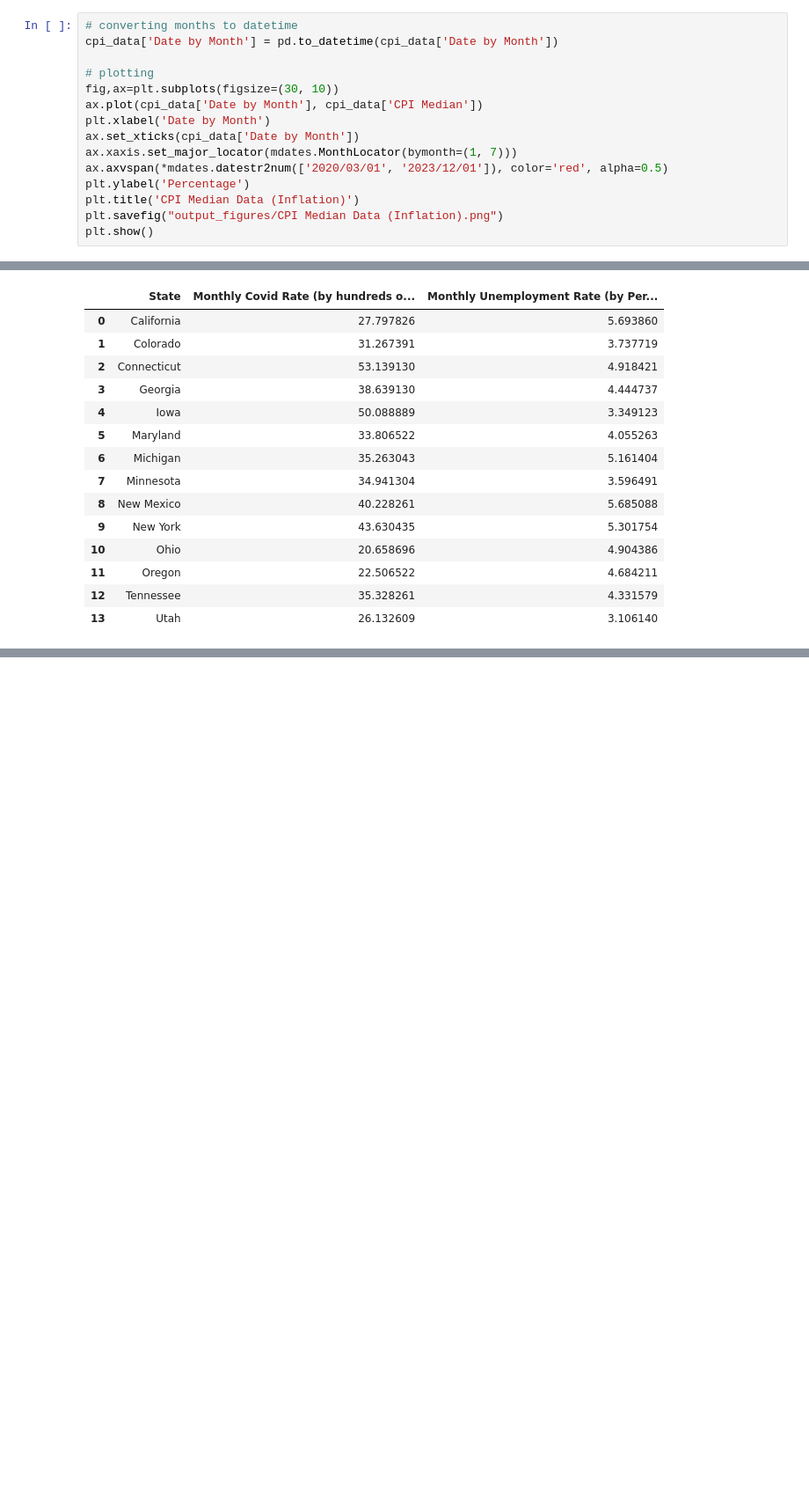
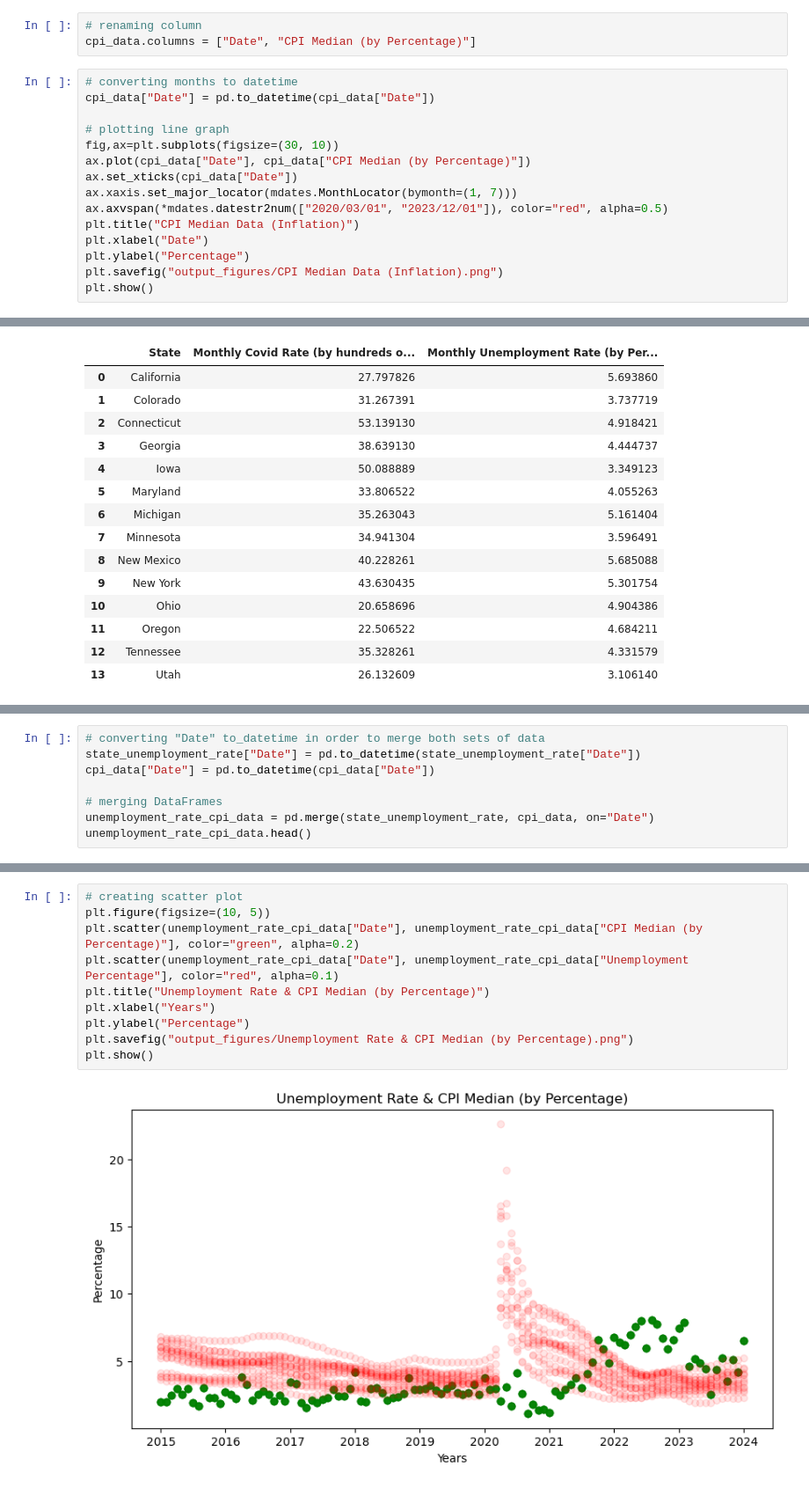
Before and after one commit to Csaldivar23/Project_1, a Jupyter notebook: Covid_Economic_Impact.ipynb, the cells around one changed output, grey strips where cells are left out. Shown at 88% size. Saved outputs shown, nothing was run; the diff lists cells and outputs as text; blank space fills up the shorter version.

```diff
--- a/Covid_Economic_Impact.ipynb
+++ b/Covid_Economic_Impact.ipynb
@@ -230,19 +159,22 @@ cpi_data.head()
 | 2 | 2015-03-01 | 2.433336 |
 | 3 | 2015-04-01 | 2.962651 |
 | 4 | 2015-05-01 | 2.501291 |
+# %%
+# renaming column
+cpi_data.columns = ["Date", "CPI Median (by Percentage)"]
 # %%
 # converting months to datetime
-cpi_data['Date by Month'] = pd.to_datetime(cpi_data['Date by Month'])
+cpi_data["Date"] = pd.to_datetime(cpi_data["Date"])
 
-# plotting
+# plotting line graph
 fig,ax=plt.subplots(figsize=(30, 10))
-ax.plot(cpi_data['Date by Month'], cpi_data['CPI Median'])
-plt.xlabel('Date by Month')
-ax.set_xticks(cpi_data['Date by Month'])
+ax.plot(cpi_data["Date"], cpi_data["CPI Median (by Percentage)"])
+ax.set_xticks(cpi_data["Date"])
 ax.xaxis.set_major_locator(mdates.MonthLocator(bymonth=(1, 7)))
-ax.axvspan(*mdates.datestr2num(['2020/03/01', '2023/12/01']), color='red', alpha=0.5)
-plt.ylabel('Percentage')
-plt.title('CPI Median Data (Inflation)')
+ax.axvspan(*mdates.datestr2num(["2020/03/01", "2023/12/01"]), color="red", alpha=0.5)
+plt.title("CPI Median Data (Inflation)")
+plt.xlabel("Date")
+plt.ylabel("Percentage")
 plt.savefig("output_figures/CPI Median Data (Inflation).png")
 plt.show()
 # %% [output]
@@ -286,0 +222,8 @@ plt.show()
+# %%
+# converting "Date" to_datetime in order to merge both sets of data
+state_unemployment_rate["Date"] = pd.to_datetime(state_unemployment_rate["Date"])
+cpi_data["Date"] = pd.to_datetime(cpi_data["Date"])
+
+# merging DataFrames
+unemployment_rate_cpi_data = pd.merge(state_unemployment_rate, cpi_data, on="Date")
+unemployment_rate_cpi_data.head()
@@ -286,0 +237,12 @@ plt.show()
+# %%
+# creating scatter plot
+plt.figure(figsize=(10, 5))
+plt.scatter(unemployment_rate_cpi_data["Date"], unemployment_rate_cpi_data["CPI Median (by Percentage)"], color="green", alpha=0.2)
+plt.scatter(unemployment_rate_cpi_data["Date"], unemployment_rate_cpi_data["Unemployment Percentage"], color="red", alpha=0.1)
+plt.title("Unemployment Rate & CPI Median (by Percentage)")
+plt.xlabel("Years")
+plt.ylabel("Percentage")
+plt.savefig("output_figures/Unemployment Rate & CPI Median (by Percentage).png")
+plt.show()
+# %% [output]
+[figure, added]
```
Also changed, not shown: parts of 14 cells of this notebook, 3 other files.
